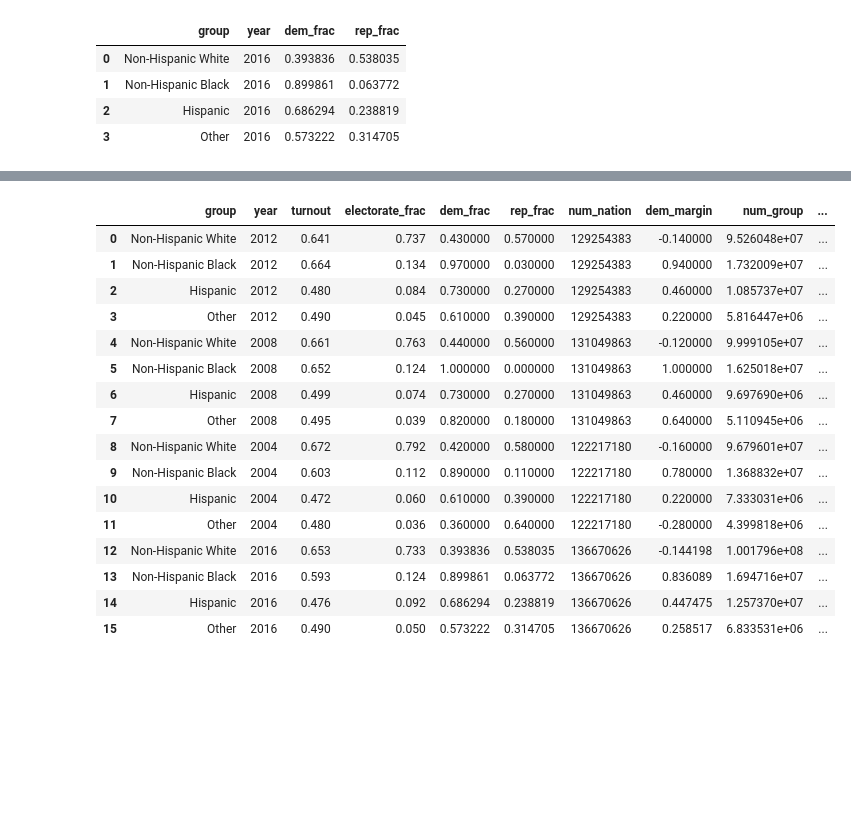
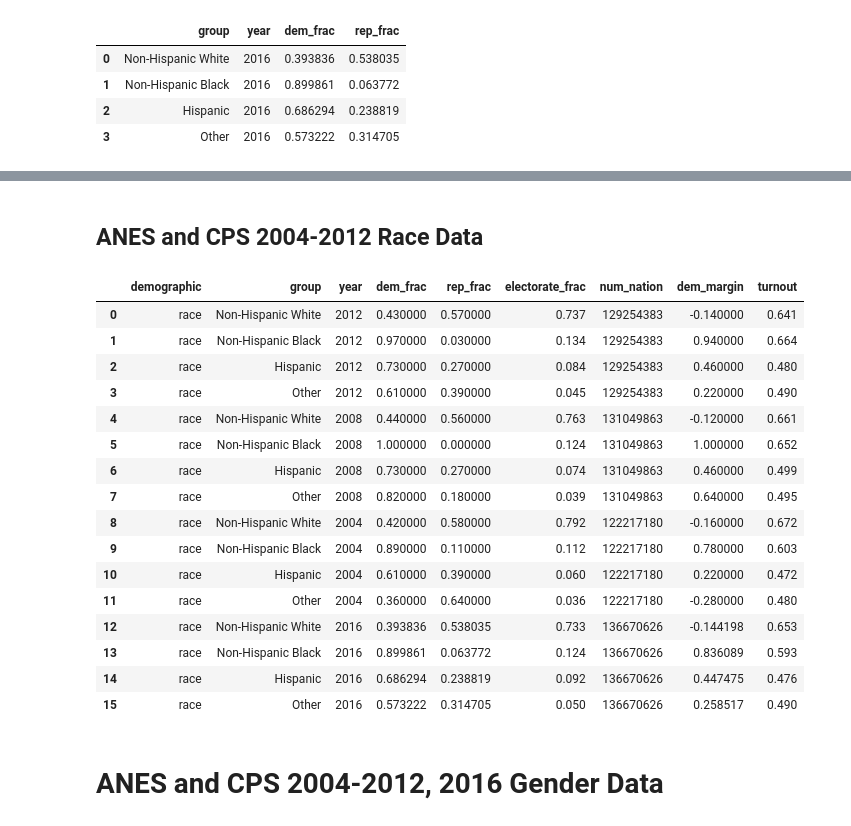
Before and after one commit to psthomas/election-vis, a Jupyter notebook: voting_national.ipynb, the cells around one changed output, grey strips where cells are left out. Saved outputs shown, nothing was run; the diff lists cells and outputs as text; code cells hidden in the pictures; blank space fills up the shorter version.

Commit message:
Process, output demographic data

```diff
--- a/voting_national.ipynb
+++ b/voting_national.ipynb
@@ -487,3 +544,5 @@ group_df
+# %% [markdown]
+## ANES and CPS 2004-2012 Race Data
 # %%
 #Sources:
 #http://www.electproject.org/home/voter-turnout/demographics
@@ -491,6 +550,7 @@ group_df
 #Below includes both corrected and uncorrected data, as data corrected for turnout response
 #bias doesn't result in correct overall D/R voter percentages.
 #Neither corrected or uncorrected result in right count.
+#These turnouts are for citizen voting age population:
 
 # Corrected USEP turnout data:
 # race_turnout = StringIO("""
@@ -546,7 +606,6 @@ Hispanic,39,27,27
 Other,64,18,39
 """)
 
-
 raceturnout_df = pd.read_csv(race_turnout, sep='\t') #.T
 raceturnout_df = pd.melt(raceturnout_df, id_vars=["Turnout Rate"],
                   var_name="year", value_name="turnout")
@@ -567,51 +626,56 @@ racerepmargin_df = pd.read_csv(race_repmargin, sep=',',index_col=False)
 racerepmargin_df = racerepmargin_df[['percent_of_group', '2004', '2008', '2012']]
 racerepmargin_df = pd.melt(racerepmargin_df, id_vars=["percent_of_group"],
                   var_name="year", value_name="rep_frac")
 racerepmargin_df.rename(columns={'percent_of_group':'group'}, inplace=True)
 
 race_df = raceturnout_df.merge(raceshare_df, on=['group','year'], how='inner')
 race_df = race_df.merge(racedemmargin_df, on=['group','year'], how='inner')
 race_df = race_df.merge(racerepmargin_df, on=['group','year'], how='inner')
 race_df = race_df.replace({'\%': '', '\*':''}, regex=True)
 race_df = race_df.apply(pd.to_numeric, errors='ignore', axis=0)
 race_df[['turnout', 'electorate_frac',
          'dem_frac', 'rep_frac']] = race_df[['turnout', 'electorate_frac',
                                              'dem_frac','rep_frac']] / 100
 
 #Add in 2016 data from ANES
 int_df = raceturnout_df.merge(raceshare_df, on=['group','year'], how='inner')
 int_df = int_df.replace({'\%': '', '\*':''}, regex=True)
 int_df = int_df.apply(pd.to_numeric, errors='ignore', axis=0)
 int_df = int_df.merge(group_df, on=['group','year'], how='inner')
 int_df['electorate_frac'] = int_df['electorate_frac']/100
 int_df['turnout'] = int_df['turnout']/100
 race_df = pd.concat([race_df, int_df])
 
 electorate_df = national_df[['year','num_nation']]
 race_df = race_df.merge(electorate_df, on='year', how='left')
 
 race_df['dem_margin'] = race_df['dem_frac'] - race_df['rep_frac']
-race_df['num_group'] = race_df['electorate_frac']*race_df['num_nation']
-race_df['num_dem'] = race_df['dem_frac']*race_df['num_group']
-race_df['num_rep'] = race_df['rep_frac']*race_df['num_group']
+#race_df['num_group'] = race_df['electorate_frac']*race_df['num_nation']
+#race_df['num_dem'] = race_df['dem_frac']*race_df['num_group']  #Calculate when loaded into JS
+#race_df['num_rep'] = race_df['rep_frac']*race_df['num_group']  #Calculate when loaded into JS
+#e.g. race_df['num_dem'] = race_df['dem_frac']*race_df['num_nation']*race_df['electorate_frac']
+
+race_df['demographic'] = 'race'
+order = ['demographic','group', 'year','dem_frac','rep_frac','electorate_frac', 'num_nation', 'dem_margin', 'turnout']
+race_df = race_df[order]
 
 race_df
 # %% [output]
-|  | group | year | turnout | electorate_frac | dem_frac | rep_frac | num_nation | dem_margin | num_group | ... |
-| 0 | Non-Hispanic White | 2012 | 0.641 | 0.737 | 0.430000 | 0.570000 | 129254383 | -0.140000 | 9.526048e+07 | ... |
-| 1 | Non-Hispanic Black | 2012 | 0.664 | 0.134 | 0.970000 | 0.030000 | 129254383 | 0.940000 | 1.732009e+07 | ... |
-| 2 | Hispanic | 2012 | 0.480 | 0.084 | 0.730000 | 0.270000 | 129254383 | 0.460000 | 1.085737e+07 | ... |
-| 3 | Other | 2012 | 0.490 | 0.045 | 0.610000 | 0.390000 | 129254383 | 0.220000 | 5.816447e+06 | ... |
-| 4 | Non-Hispanic White | 2008 | 0.661 | 0.763 | 0.440000 | 0.560000 | 131049863 | -0.120000 | 9.999105e+07 | ... |
-| 5 | Non-Hispanic Black | 2008 | 0.652 | 0.124 | 1.000000 | 0.000000 | 131049863 | 1.000000 | 1.625018e+07 | ... |
-| 6 | Hispanic | 2008 | 0.499 | 0.074 | 0.730000 | 0.270000 | 131049863 | 0.460000 | 9.697690e+06 | ... |
-| 7 | Other | 2008 | 0.495 | 0.039 | 0.820000 | 0.180000 | 131049863 | 0.640000 | 5.110945e+06 | ... |
-| 8 | Non-Hispanic White | 2004 | 0.672 | 0.792 | 0.420000 | 0.580000 | 122217180 | -0.160000 | 9.679601e+07 | ... |
-| 9 | Non-Hispanic Black | 2004 | 0.603 | 0.112 | 0.890000 | 0.110000 | 122217180 | 0.780000 | 1.368832e+07 | ... |
-| 10 | Hispanic | 2004 | 0.472 | 0.060 | 0.610000 | 0.390000 | 122217180 | 0.220000 | 7.333031e+06 | ... |
-| 11 | Other | 2004 | 0.480 | 0.036 | 0.360000 | 0.640000 | 122217180 | -0.280000 | 4.399818e+06 | ... |
-| 12 | Non-Hispanic White | 2016 | 0.653 | 0.733 | 0.393836 | 0.538035 | 136670626 | -0.144198 | 1.001796e+08 | ... |
-| 13 | Non-Hispanic Black | 2016 | 0.593 | 0.124 | 0.899861 | 0.063772 | 136670626 | 0.836089 | 1.694716e+07 | ... |
-| 14 | Hispanic | 2016 | 0.476 | 0.092 | 0.686294 | 0.238819 | 136670626 | 0.447475 | 1.257370e+07 | ... |
-| 15 | Other | 2016 | 0.490 | 0.050 | 0.573222 | 0.314705 | 136670626 | 0.258517 | 6.833531e+06 | ... |
+|  | demographic | group | year | dem_frac | rep_frac | electorate_frac | num_nation | dem_margin | turnout |
+| 0 | race | Non-Hispanic White | 2012 | 0.430000 | 0.570000 | 0.737 | 129254383 | -0.140000 | 0.641 |
+| 1 | race | Non-Hispanic Black | 2012 | 0.970000 | 0.030000 | 0.134 | 129254383 | 0.940000 | 0.664 |
+| 2 | race | Hispanic | 2012 | 0.730000 | 0.270000 | 0.084 | 129254383 | 0.460000 | 0.480 |
+| 3 | race | Other | 2012 | 0.610000 | 0.390000 | 0.045 | 129254383 | 0.220000 | 0.490 |
+| 4 | race | Non-Hispanic White | 2008 | 0.440000 | 0.560000 | 0.763 | 131049863 | -0.120000 | 0.661 |
+| 5 | race | Non-Hispanic Black | 2008 | 1.000000 | 0.000000 | 0.124 | 131049863 | 1.000000 | 0.652 |
+| 6 | race | Hispanic | 2008 | 0.730000 | 0.270000 | 0.074 | 131049863 | 0.460000 | 0.499 |
+| 7 | race | Other | 2008 | 0.820000 | 0.180000 | 0.039 | 131049863 | 0.640000 | 0.495 |
+| 8 | race | Non-Hispanic White | 2004 | 0.420000 | 0.580000 | 0.792 | 122217180 | -0.160000 | 0.672 |
+| 9 | race | Non-Hispanic Black | 2004 | 0.890000 | 0.110000 | 0.112 | 122217180 | 0.780000 | 0.603 |
+| 10 | race | Hispanic | 2004 | 0.610000 | 0.390000 | 0.060 | 122217180 | 0.220000 | 0.472 |
+| 11 | race | Other | 2004 | 0.360000 | 0.640000 | 0.036 | 122217180 | -0.280000 | 0.480 |
+| 12 | race | Non-Hispanic White | 2016 | 0.393836 | 0.538035 | 0.733 | 136670626 | -0.144198 | 0.653 |
+| 13 | race | Non-Hispanic Black | 2016 | 0.899861 | 0.063772 | 0.124 | 136670626 | 0.836089 | 0.593 |
+| 14 | race | Hispanic | 2016 | 0.686294 | 0.238819 | 0.092 | 136670626 | 0.447475 | 0.476 |
+| 15 | race | Other | 2016 | 0.573222 | 0.314705 | 0.050 | 136670626 | 0.258517 | 0.490 |
 # %%
@@ -628,0 +684,2 @@ out_df[order].to_csv('./US_Race_Presidential_Results_04-16_uncorrected.csv', ind
+# %% [markdown]
+# ANES and CPS 2004-2012, 2016 Gender Data
```
Also changed, not shown: parts of 25 cells of this notebook.
